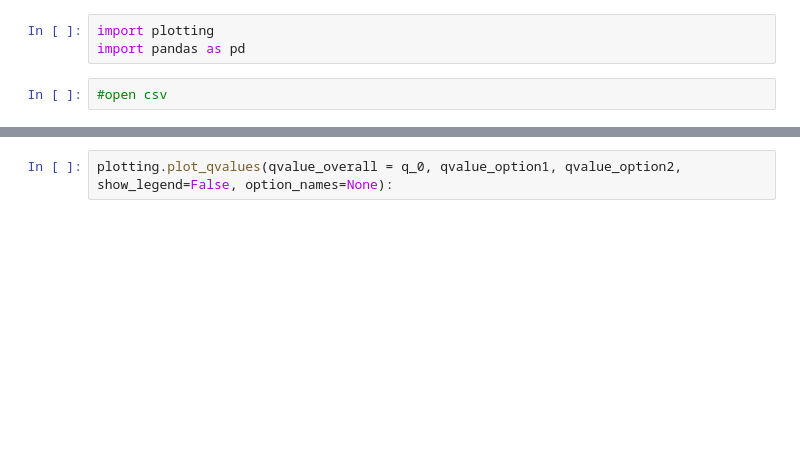
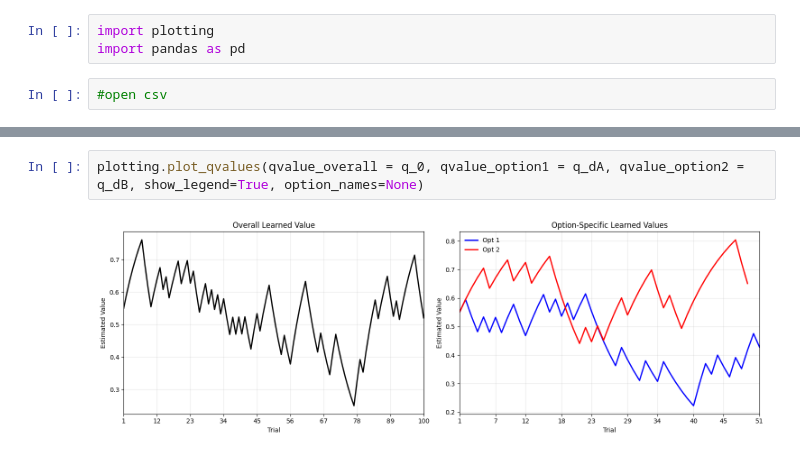
Before and after one commit to jkohler-u/trust_domain_model, a Jupyter notebook: plot_overview.ipynb, the cells around one changed output, grey strips where cells are left out. Cells and saved outputs as stored; diff of their text form; blank space fills up the shorter version.

```diff
--- a/plot_overview.ipynb
+++ b/plot_overview.ipynb
@@ -50,2 +46,4 @@ plotting.plot_trust_switching(q_values = q_0, choices = part_choice, domain_labe
 # %%
-plotting.plot_qvalues(qvalue_overall = q_0, qvalue_option1, qvalue_option2, show_legend=False, option_names=None):
+plotting.plot_qvalues(qvalue_overall = q_0, qvalue_option1 = q_dA, qvalue_option2 = q_dB, show_legend=True, option_names=None)
+# %% [output]
+[figure, added]
```
Also changed, not shown: parts of 6 cells of this notebook.
